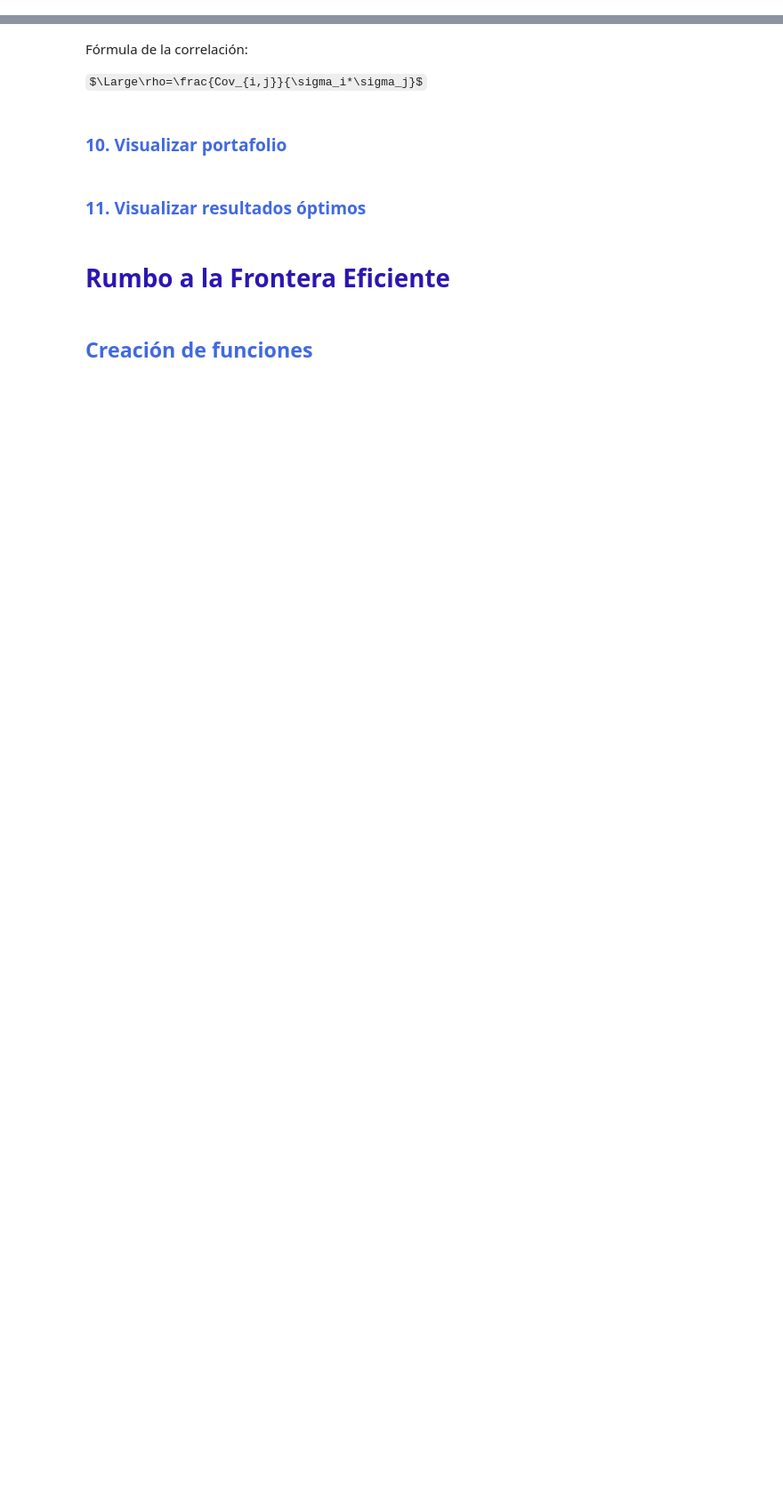
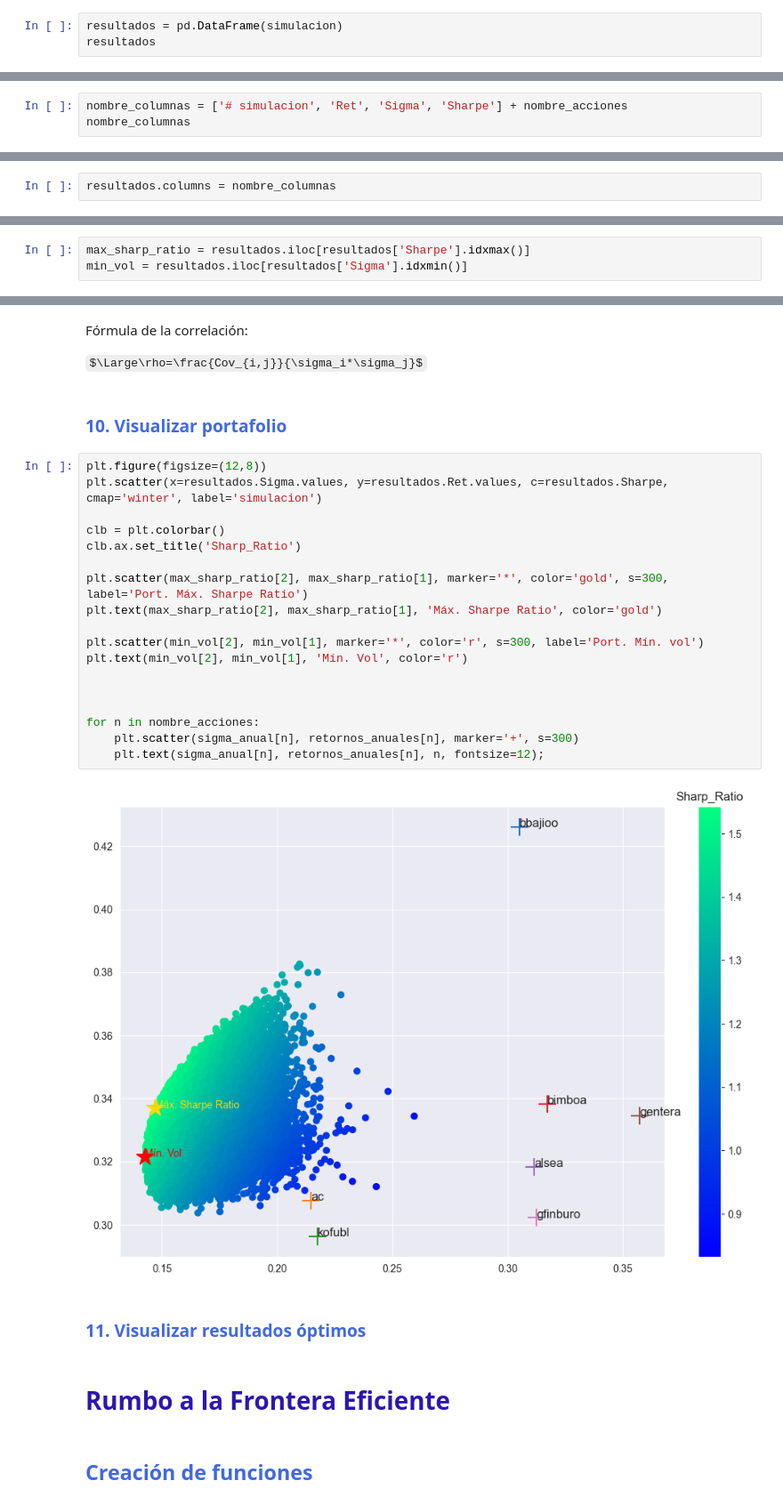
Before and after one commit to carlosdeoncedos/CienciaDatosFinanzas2023_05, a Jupyter notebook: Sesion9_Portafolios_20230612.ipynb, the cells around one changed output, grey strips where cells are left out. Shown at 89% size. Drawn from its saved outputs; the diff is of its cells as text; some formulas as TeX source; blank space fills up the shorter version.

```diff
--- a/Sesion9_Portafolios_20230612.ipynb
+++ b/Sesion9_Portafolios_20230612.ipynb
@@ -77,0 +350,3 @@ Donde $\sum$ es la matriz de varianza - covarianza
+# %%
+resultados = pd.DataFrame(simulacion)
+resultados
@@ -78,2 +367,5 @@ Donde $\sum$ es la matriz de varianza - covarianza
 # %% [markdown]
 ### <font color='gray'>Renombrar columnas</font>
+# %%
+nombre_columnas = ['# simulacion', 'Ret', 'Sigma', 'Sharpe'] + nombre_acciones
+nombre_columnas
@@ -79,0 +384,2 @@ Donde $\sum$ es la matriz de varianza - covarianza
+# %%
+resultados.columns = nombre_columnas
@@ -81,0 +420,3 @@ Donde $\sum$ es la matriz de varianza - covarianza
+# %%
+max_sharp_ratio = resultados.iloc[resultados['Sharpe'].idxmax()]
+min_vol = resultados.iloc[resultados['Sigma'].idxmin()]
@@ -85,6 +471,26 @@ Fórmula de la correlación:
 $\Large\rho=\frac{Cov_{i,j}}{\sigma_i*\sigma_j}$
 # %% [markdown]
 ### <font color='royalblue'>10. Visualizar portafolio</font>
+# %%
+plt.figure(figsize=(12,8))
+plt.scatter(x=resultados.Sigma.values, y=resultados.Ret.values, c=resultados.Sharpe, cmap='winter', label='simulacion')
+
+clb = plt.colorbar()
+clb.ax.set_title('Sharp_Ratio')
+
+plt.scatter(max_sharp_ratio[2], max_sharp_ratio[1], marker='*', color='gold', s=300, label='Port. Máx. Sharpe Ratio')
+plt.text(max_sharp_ratio[2], max_sharp_ratio[1], 'Máx. Sharpe Ratio', color='gold')
+
+plt.scatter(min_vol[2], min_vol[1], marker='*', color='r', s=300, label='Port. Mín. vol')
+plt.text(min_vol[2], min_vol[1], 'Mín. Vol', color='r')
+
+
+
+for n in nombre_acciones:
+    plt.scatter(sigma_anual[n], retornos_anuales[n], marker='+', s=300)
+    plt.text(sigma_anual[n], retornos_anuales[n], n, fontsize=12);
+# %% [output]
+[figure, added]
 # %% [markdown]
 ### <font color='royalblue'>11. Visualizar resultados óptimos</font>
 # %% [markdown]
```
Also changed, not shown: parts of 60 cells of this notebook.
